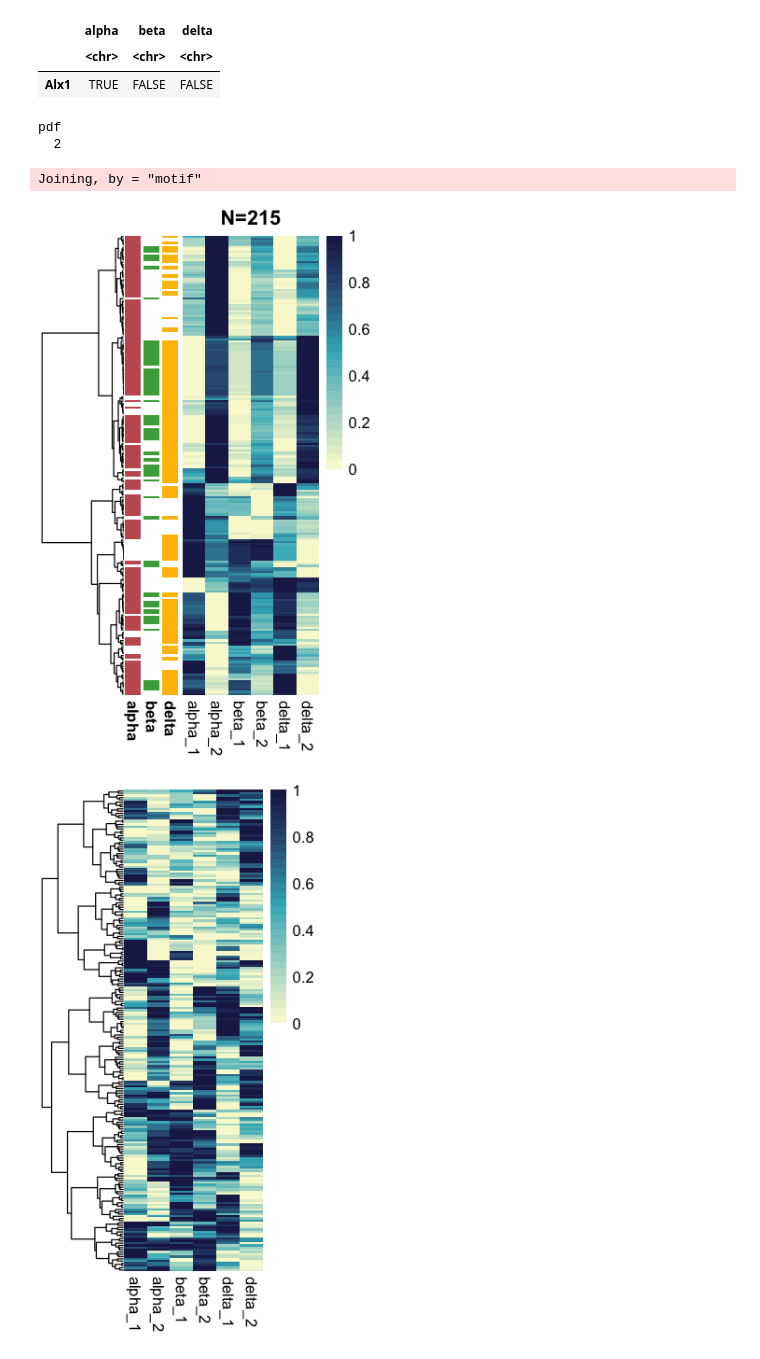
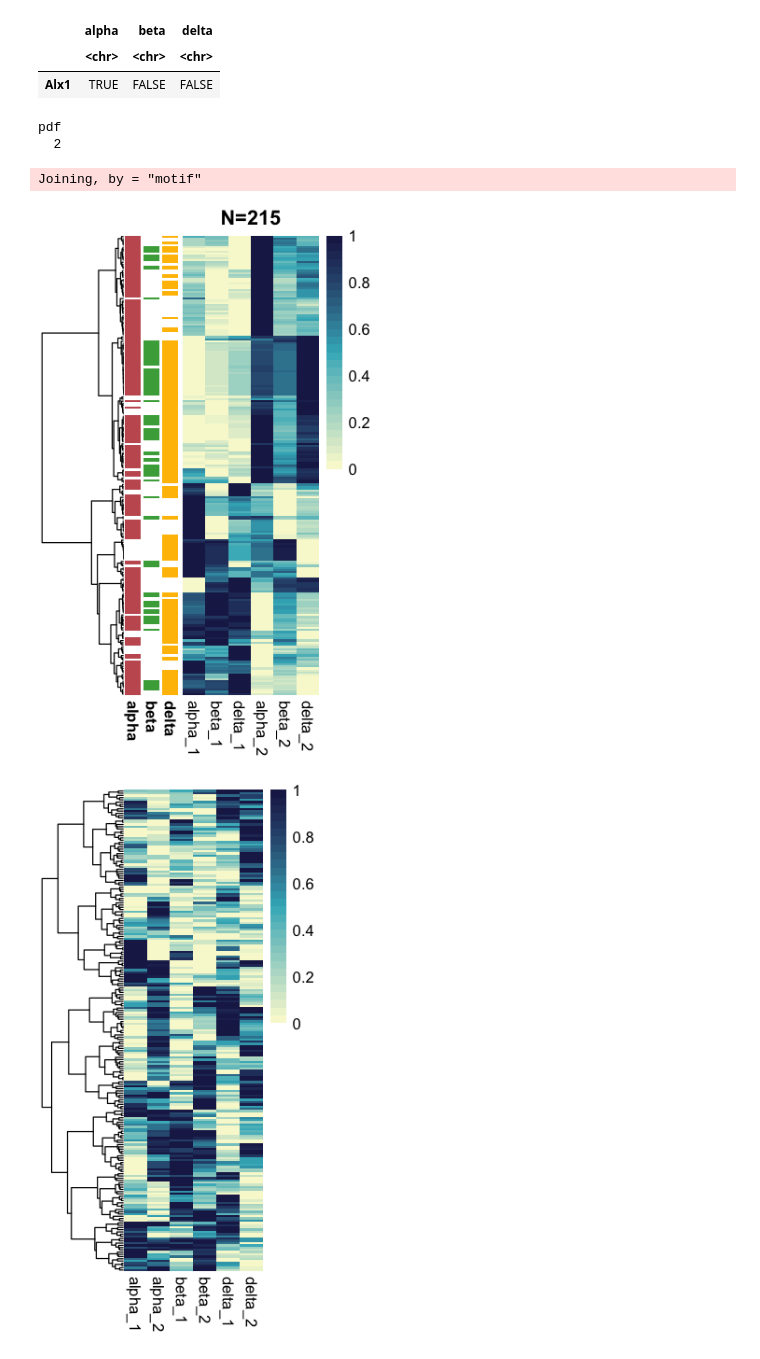
Before and after one commit to biomystery/islet_figs_motifs, a Jupyter notebook: figcode/plots.ipynb, the cells around one changed output. Saved outputs shown, nothing was run; the diff lists cells and outputs as text; code cells hidden in the pictures.

```diff
--- a/figcode/plots.ipynb
+++ b/figcode/plots.ipynb
@@ -469,29 +469,29 @@ names(Var3) <- c("TRUE", "FALSE")
 pd.anno.colors <- list(alpha = Var1, beta = Var2, delta = Var3)
 # %%
 options(repr.plot.width = 3, repr.plot.height = 5)
-pd <- t(scale(t(ttest.res.pd.wd[, c("alpha_1", "alpha_2", "beta_1", "beta_2", "delta_1",
+pd <- t(scale(t(ttest.res.pd.wd[, c("alpha_1", "beta_1", "delta_1", "alpha_2", "beta_2",
     "delta_2")])))
 pd <- t(apply(pd, 1, range_scale))
 
 p <- pheatmap(pd, color = cols.hm.avg.tf(30), main = paste0("N=", pd %>% nrow), scale = "none",
     cluster_cols = F, clustering_distance_rows = "euclidean", clustering_method = "ward.D2",
     show_rownames = F, annotation_row = pd.anno[, 3:1], annotation_legend = F, annotation_colors = pd.anno.colors)
 
 pdf("../figures/Fig2/subfigs/fig2_sub_vs_sub.motif.hm.abd.pdf", fonts = "Arial",
     width = 3, height = 5, family = "Arial")
 print(p)
 dev.off()
 system("open ../figures/Fig2/subfigs/fig2_sub_vs_sub.motif.hm.abd.pdf")
 
 fwrite(pd[p$tree_row$order, ] %>% as.data.frame %>% rownames_to_column("motif") %>%
     left_join((pd.anno %>% rownames_to_column("motif"))), "../figures/Fig2/subfigs/fig2_sub_vs_sub.motif.hm.abd.csv",
     row.names = T)
 system("open ../figures/Fig2/subfigs/fig2_sub_vs_sub.motif.hm.abd.csv")
 # %% [output]
 pdf
   2
 Joining, by = "motif"
-[figure, old version]
+[figure, new version]
 # %%
 options(repr.plot.width = 2.5, repr.plot.height = 5)
 
```
Also changed, not shown: 3 other files.
